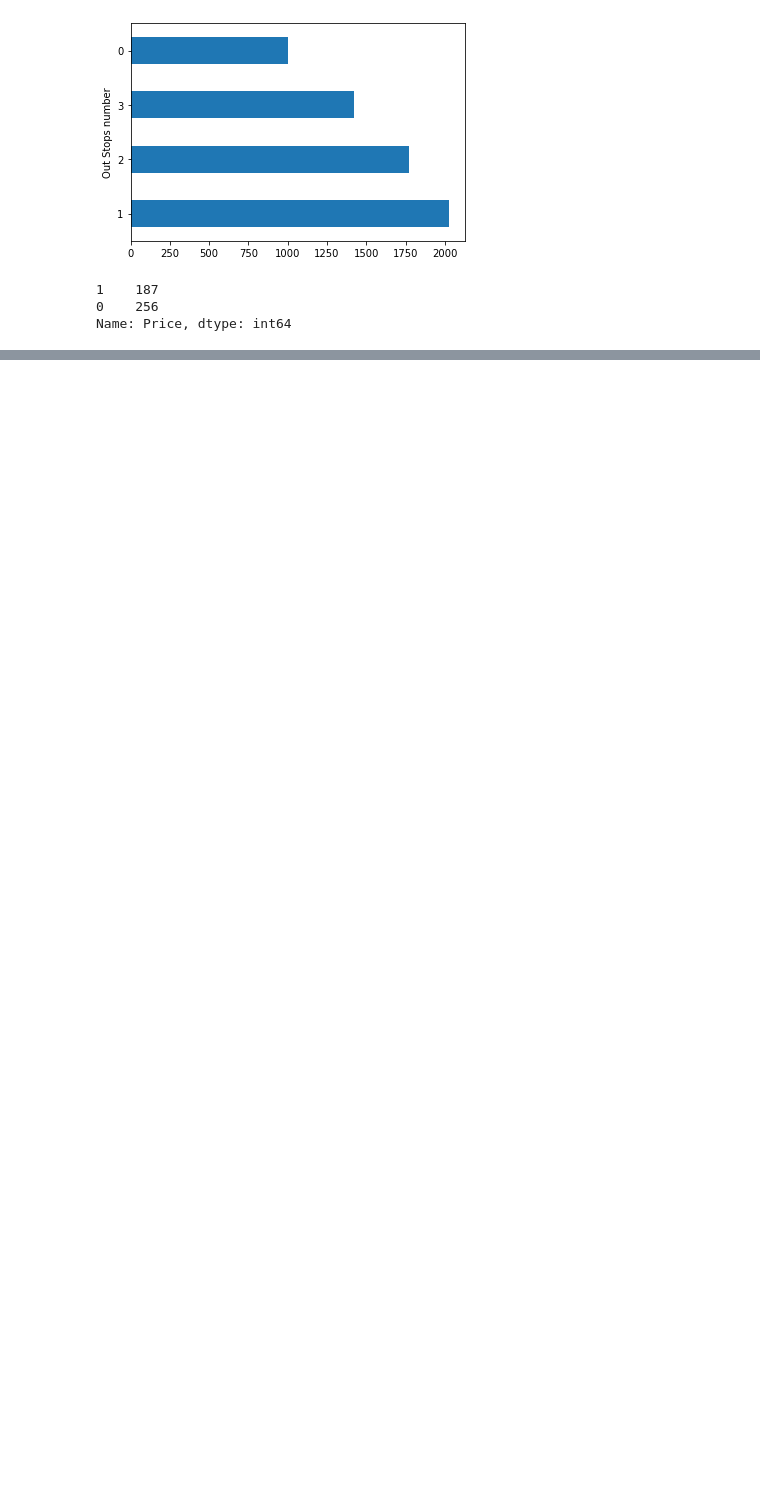
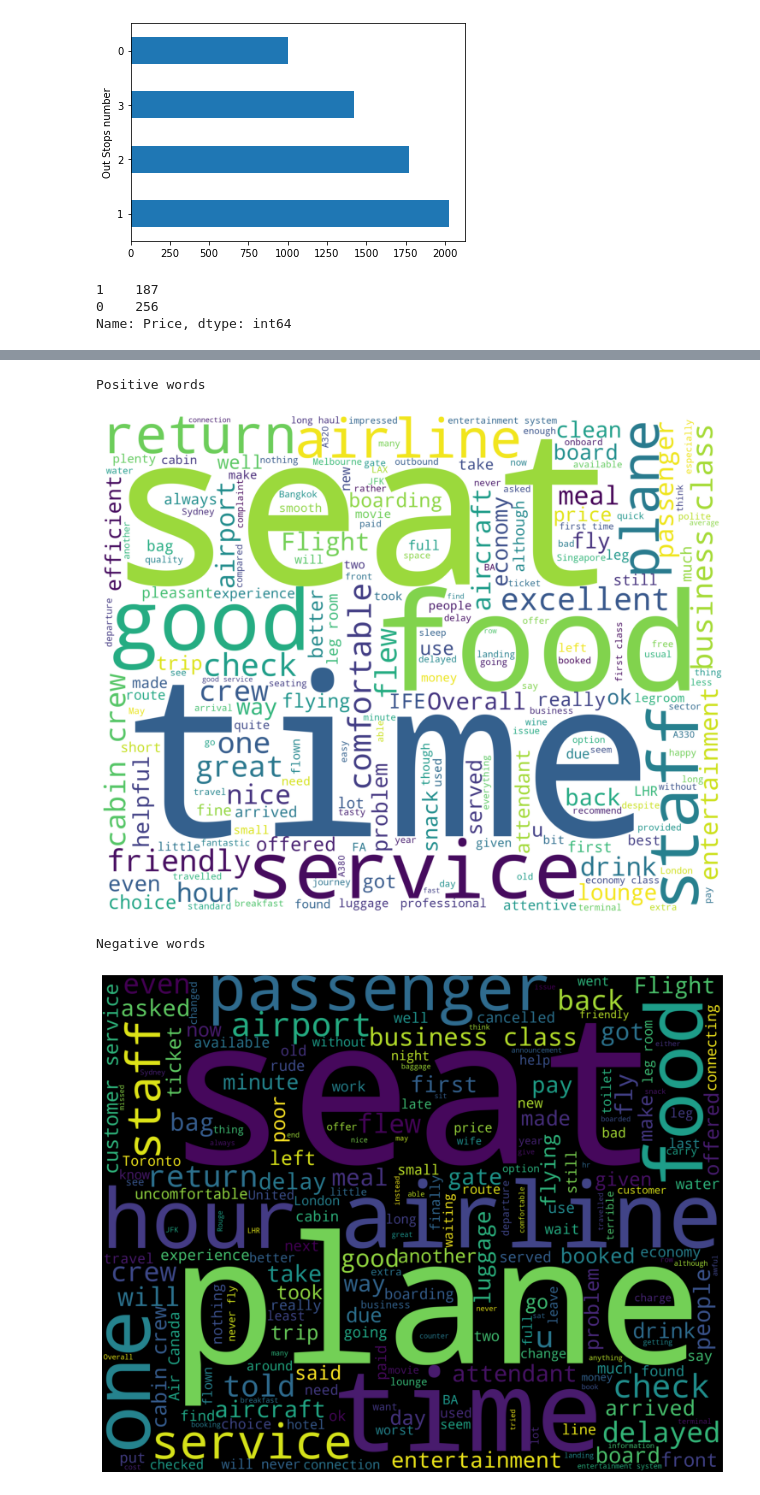
Before and after one commit to cphB-A4/Python-exam-project, a Jupyter notebook: Kayak - Cypern - 1 month.ipynb, the cells around one changed output, grey strips where cells are left out. Cells and saved outputs as stored; diff of their text form; code cells hidden in the pictures; blank space fills up the shorter version.

```diff
--- a/Kayak - Cypern - 1 month.ipynb
+++ b/Kayak - Cypern - 1 month.ipynb
@@ -367,0 +449,18 @@ email_df
+# %%
+X_train, X_validation, y_train, y_validation = train_test_split(df_rating["content"], df_rating["sentiment"], test_size=0.2,
+stratify=df_rating["sentiment"])
+
+filename = df_rating[['content', 'sentiment']]
+
+# splitter dataset til train og et test dataset
+train, test = train_test_split(filename,test_size = 0.1)
+
+# fjerner neutrale sentiments
+train = train[train.sentiment != "neutral"]
+
+train_pos = train[ train['sentiment'] == 'positive']
+train_pos = train_pos['content']
+
+train_neg = train[ train['sentiment'] == 'negative']
+train_neg = train_neg['content']
+train.head()
@@ -367,0 +474,27 @@ email_df
+# %%
+def wordcloud_draw(filename, color = 'black'):
+    words = ' '.join(filename)
+    cleaned_word = " ".join([word for word in words.split()
+                            if 'flight' not in word
+                                and not word.startswith('jfk')
+                            ])
+    wordcloud = WordCloud(
+                      background_color=color,
+                      width=2500,
+                      height=2000
+                     ).generate(cleaned_word)
+    plt.figure(1,figsize=(13, 13))
+    plt.imshow(wordcloud)
+    plt.axis('off')
+    plt.show()
+
+
+print("Positive words")
+wordcloud_draw(train_pos,'white')
+print("Negative words")
+wordcloud_draw(train_neg)
+# %% [output]
+Positive words
+[figure, added]
+Negative words
+[figure, added]
```
Also changed, not shown: parts of 22 cells of this notebook.
